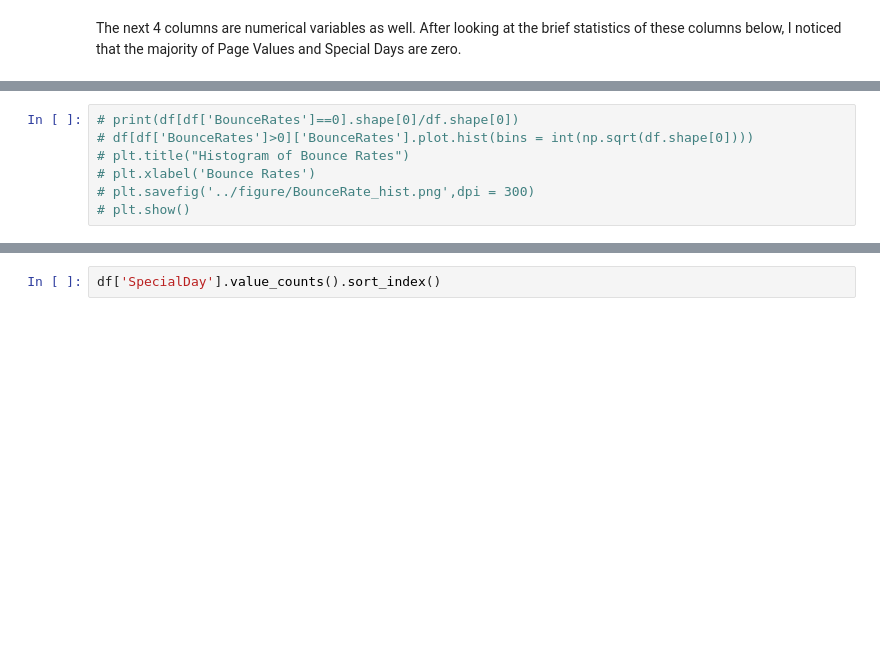
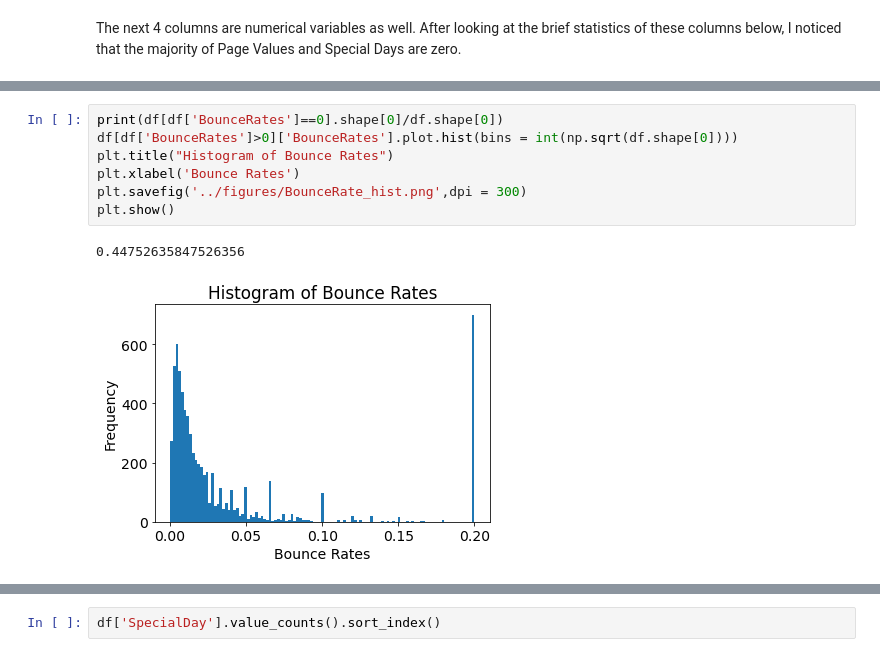
Before and after one commit to wendyhuai/Online-Shoppers-Analysis, a Jupyter notebook: src/Online Shoppers Purchasing Intention Dataset Analysis.ipynb, the cells around one changed output, grey strips where cells are left out. Saved outputs shown, nothing was run; the diff lists cells and outputs as text; blank space fills up the shorter version.

```diff
--- a/src/Online Shoppers Purchasing Intention Dataset Analysis.ipynb
+++ b/src/Online Shoppers Purchasing Intention Dataset Analysis.ipynb
@@ -92,8 +97,11 @@ df[col_names].describe()
 # %%
-# print(df[df['BounceRates']==0].shape[0]/df.shape[0])
-# df[df['BounceRates']>0]['BounceRates'].plot.hist(bins = int(np.sqrt(df.shape[0])))
-# plt.title("Histogram of Bounce Rates")
-# plt.xlabel('Bounce Rates')
-# plt.savefig('../figure/BounceRate_hist.png',dpi = 300)
-# plt.show()
+print(df[df['BounceRates']==0].shape[0]/df.shape[0])
+df[df['BounceRates']>0]['BounceRates'].plot.hist(bins = int(np.sqrt(df.shape[0])))
+plt.title("Histogram of Bounce Rates")
+plt.xlabel('Bounce Rates')
+plt.savefig('../figures/BounceRate_hist.png',dpi = 300)
+plt.show()
+# %% [output]
+0.44752635847526356
+[figure, added]
 # %%
```
Also changed, not shown: parts of 67 cells of this notebook.
